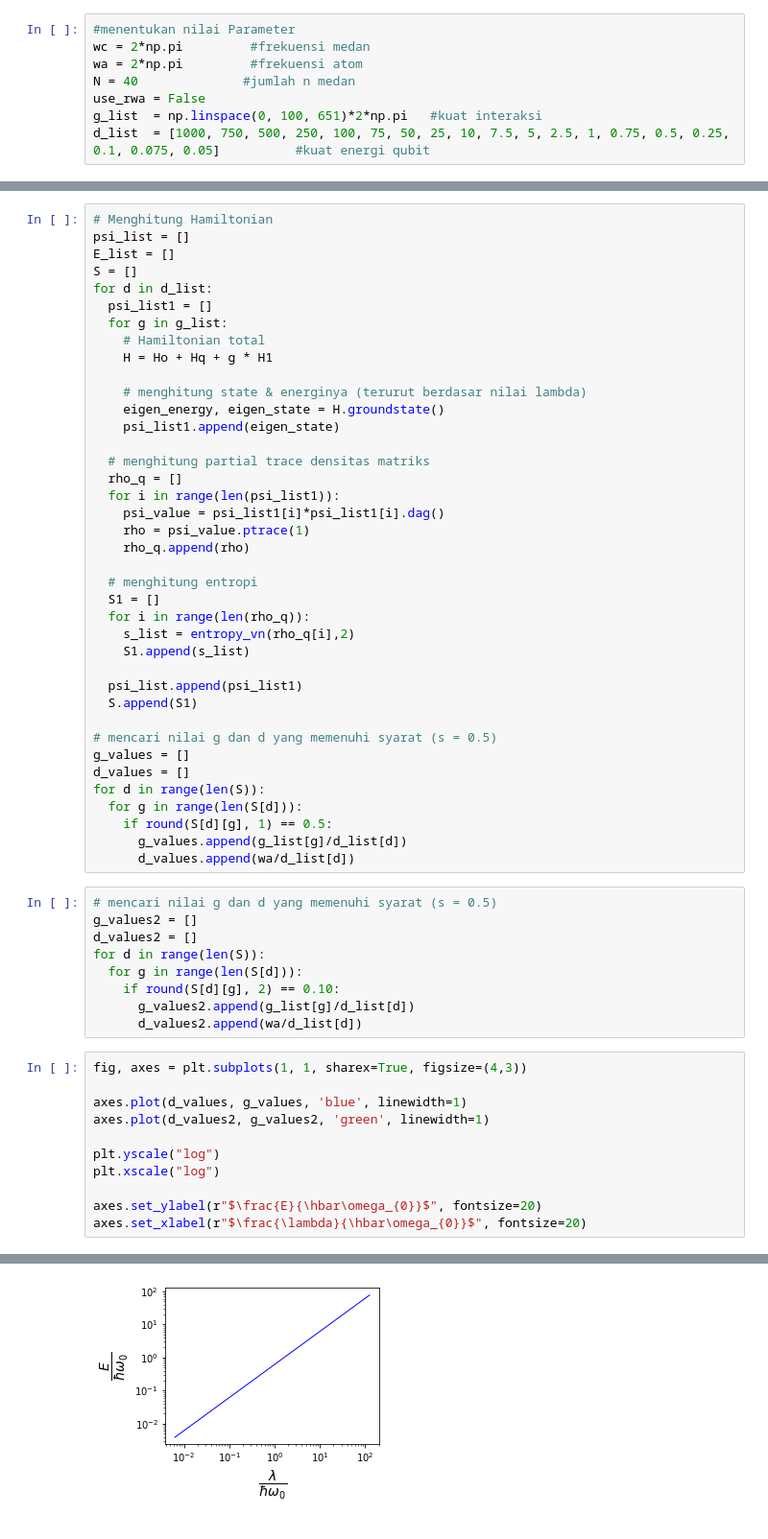
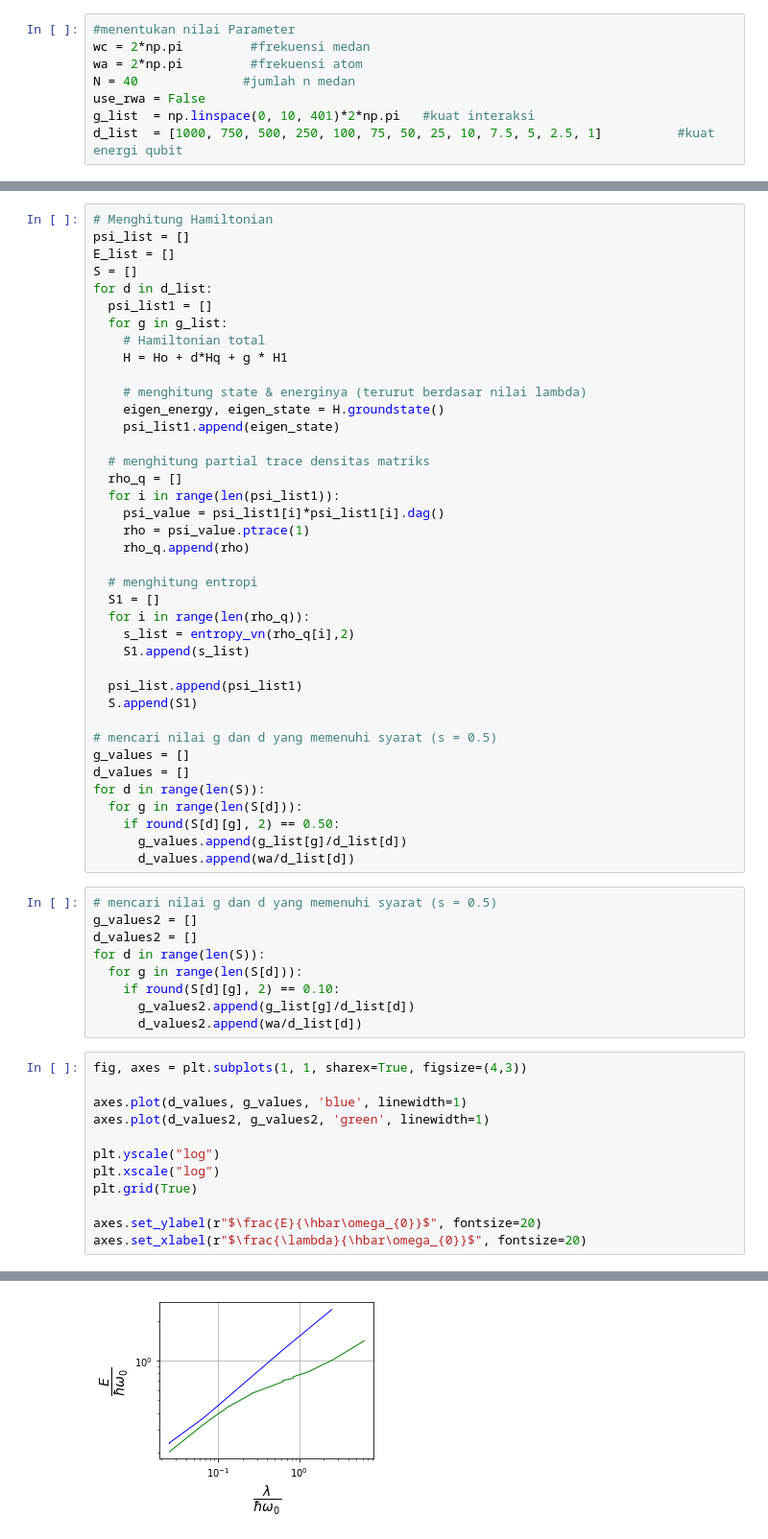
Before and after one commit to mukhamadazistholib/QubitOsc, a Jupyter notebook: varCouplingQubit.ipynb, the cells around one changed output, grey strips where cells are left out. Shown at 96% size. Drawn from its saved outputs; the diff is of its cells as text.

```diff
--- a/varCouplingQubit.ipynb
+++ b/varCouplingQubit.ipynb
@@ -19,8 +19,8 @@ wc = 2*np.pi         #frekuensi medan
 wa = 2*np.pi         #frekuensi atom
 N = 40              #jumlah n medan
 use_rwa = False
-g_list  = np.linspace(0, 100, 651)*2*np.pi   #kuat interaksi
-d_list  = [1000, 750, 500, 250, 100, 75, 50, 25, 10, 7.5, 5, 2.5, 1, 0.75, 0.5, 0.25, 0.1, 0.075, 0.05]          #kuat energi qubit
+g_list  = np.linspace(0, 10, 401)*2*np.pi   #kuat interaksi
+d_list  = [1000, 750, 500, 250, 100, 75, 50, 25, 10, 7.5, 5, 2.5, 1]          #kuat energi qubit
 # %%
 #operator
 a = tensor(destroy(N), qeye(2))  #operator a
@@ -48,7 +48,7 @@ for d in d_list:
   psi_list1 = []
   for g in g_list:
     # Hamiltonian total
-    H = Ho + Hq + g * H1
+    H = Ho + d*Hq + g * H1
 
     # menghitung state & energinya (terurut berdasar nilai lambda)
     eigen_energy, eigen_state = H.groundstate()
@@ -75,7 +75,7 @@ g_values = []
 d_values = []
 for d in range(len(S)):
   for g in range(len(S[d])):
-    if round(S[d][g], 1) == 0.5:
+    if round(S[d][g], 2) == 0.50:
       g_values.append(g_list[g]/d_list[d])
       d_values.append(wa/d_list[d])
 # %%
@@ -90,14 +90,15 @@ for d in range(len(S)):
 # %%
 fig, axes = plt.subplots(1, 1, sharex=True, figsize=(4,3))
 
 axes.plot(d_values, g_values, 'blue', linewidth=1)
 axes.plot(d_values2, g_values2, 'green', linewidth=1)
 
 plt.yscale("log")
 plt.xscale("log")
+plt.grid(True)
 
 axes.set_ylabel(r"$\frac{E}{\hbar\omega_{0}}$", fontsize=20)
 axes.set_xlabel(r"$\frac{\lambda}{\hbar\omega_{0}}$", fontsize=20)
 # %% [output]
 Text(0.5, 0, '$\\frac{\\lambda}{\\hbar\\omega_{0}}$')
-[figure, old version]
+[figure, new version]
```
Also changed, not shown: parts of 4 cells of this notebook.
